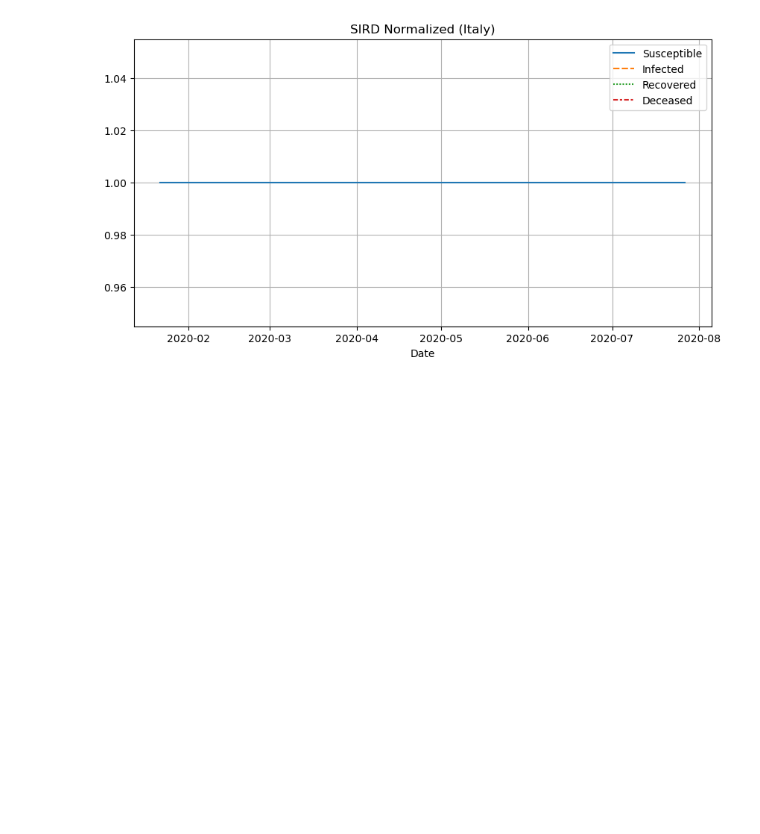
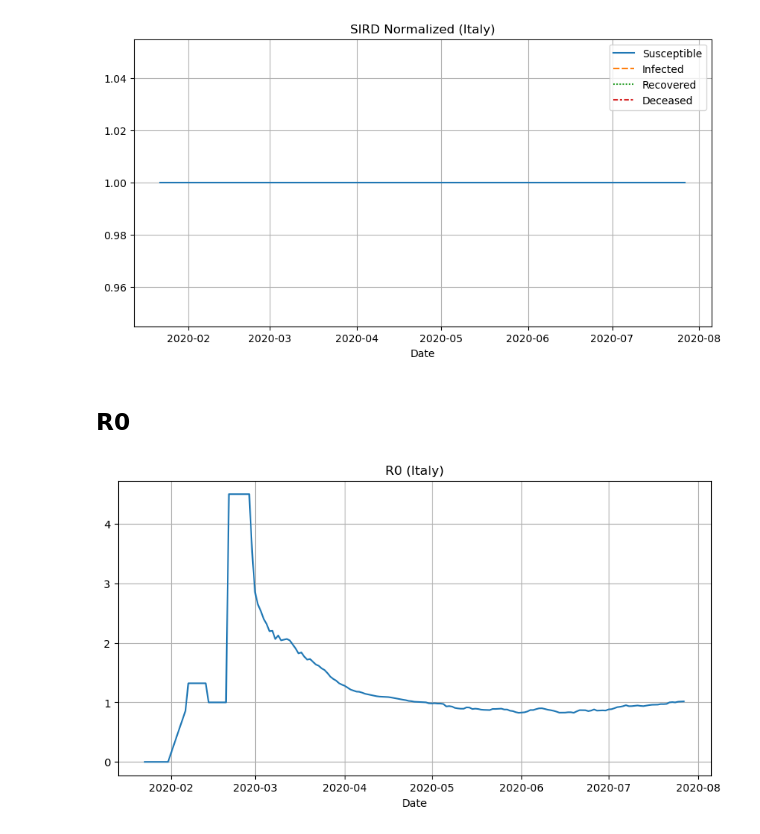
Before and after one commit to npandayVU/covid, a Jupyter notebook: analysis.ipynb, the cells around one changed output. Drawn from its saved outputs; the diff is of its cells as text; code cells hidden in the pictures; blank space fills up the shorter version.

```diff
--- a/analysis.ipynb
+++ b/analysis.ipynb
@@ -412,3 +414,15 @@ sird_df = sird_model(complete, GAMMA, country)
 lineplot(sird_df / sird_df.max(), title=f'SIRD Normalized ({country})', xlabel='Date', ylabel=None)
 # %% [output]
 [figure]
+# %% [markdown]
+## R0
+# %%
+def r0_ts(df, gamma, country):
+    params = estimate_params(df, gamma, country)
+    r0 = params['beta'] / params['gamma']
+    return r0
+
+r0 = r0_ts(complete, GAMMA, country)
+lineplot(r0, title=f'R0 ({country})', xlabel='Date')
+# %% [output]
+[figure, added]
```
Also changed, not shown: parts of 7 cells of this notebook.
